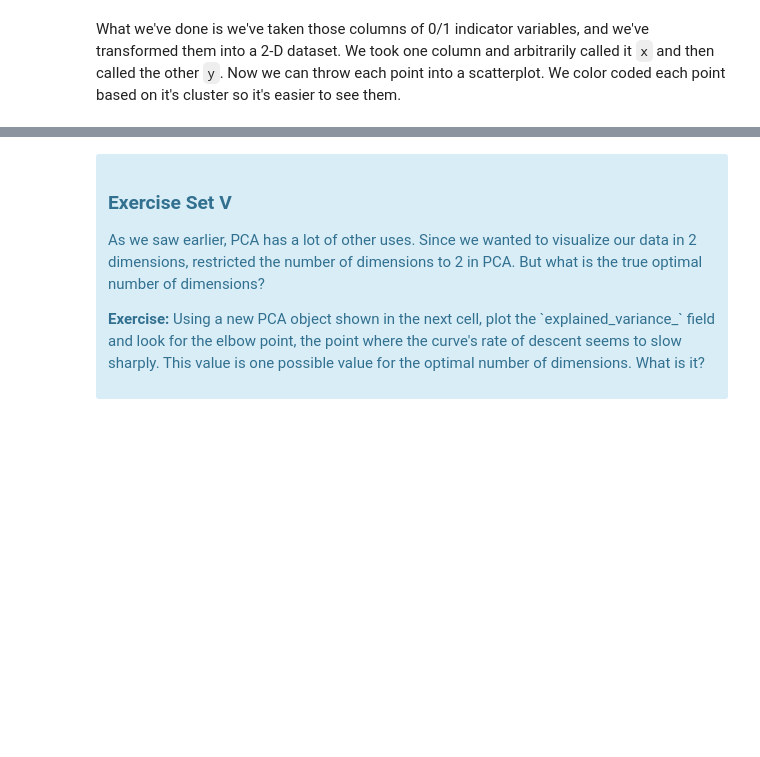
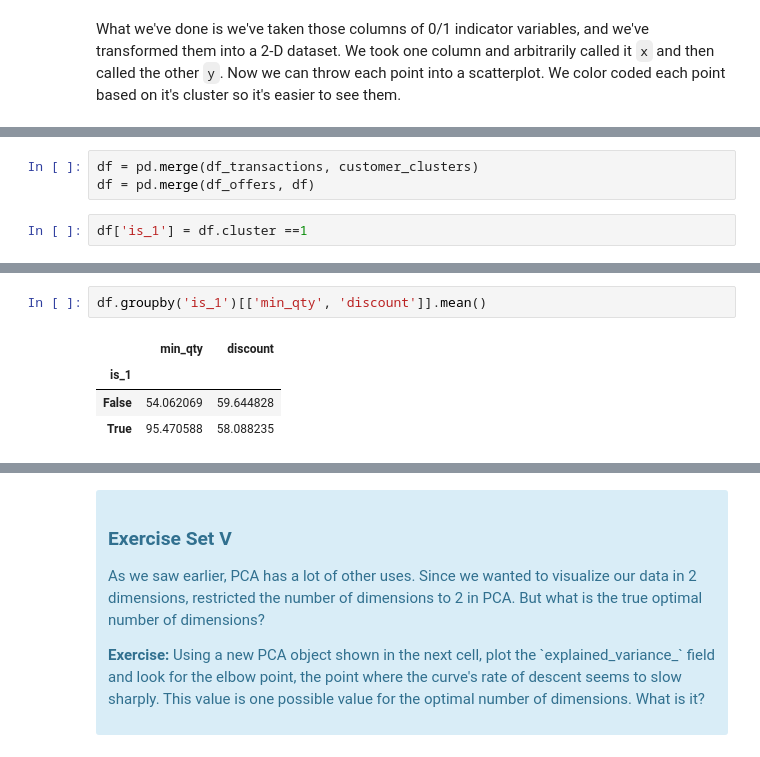
Before and after one commit to michellebonat/customer-segment-clustering, a Jupyter notebook: Mini_Project_Clustering.ipynb, the cells around one changed output, grey strips where cells are left out. Drawn from its saved outputs; the diff is of its cells as text; blank space fills up the shorter version.

```diff
--- a/Mini_Project_Clustering.ipynb
+++ b/Mini_Project_Clustering.ipynb
@@ -314,0 +352,5 @@ What we've done is we've taken those columns of 0/1 indicator variables, and we'
+# %%
+df = pd.merge(df_transactions, customer_clusters)
+df = pd.merge(df_offers, df)
+# %%
+df['is_1'] = df.cluster ==1
@@ -314,0 +378,7 @@ What we've done is we've taken those columns of 0/1 indicator variables, and we'
+# %%
+df.groupby('is_1')[['min_qty', 'discount']].mean()
+# %% [output]
+|  | min_qty | discount |
+| is_1 |  |  |
+| False | 54.062069 | 59.644828 |
+| True | 95.470588 | 58.088235 |
```
Also changed, not shown: parts of 15 cells of this notebook.
